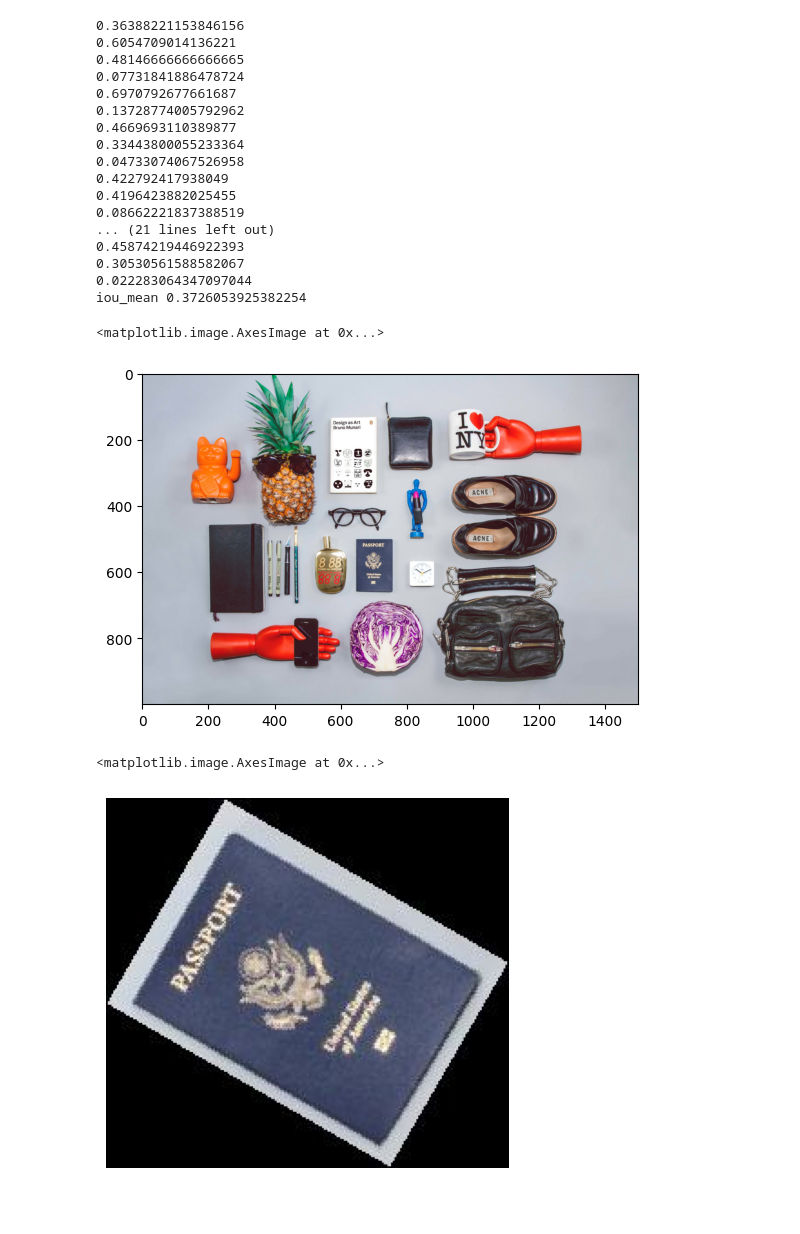
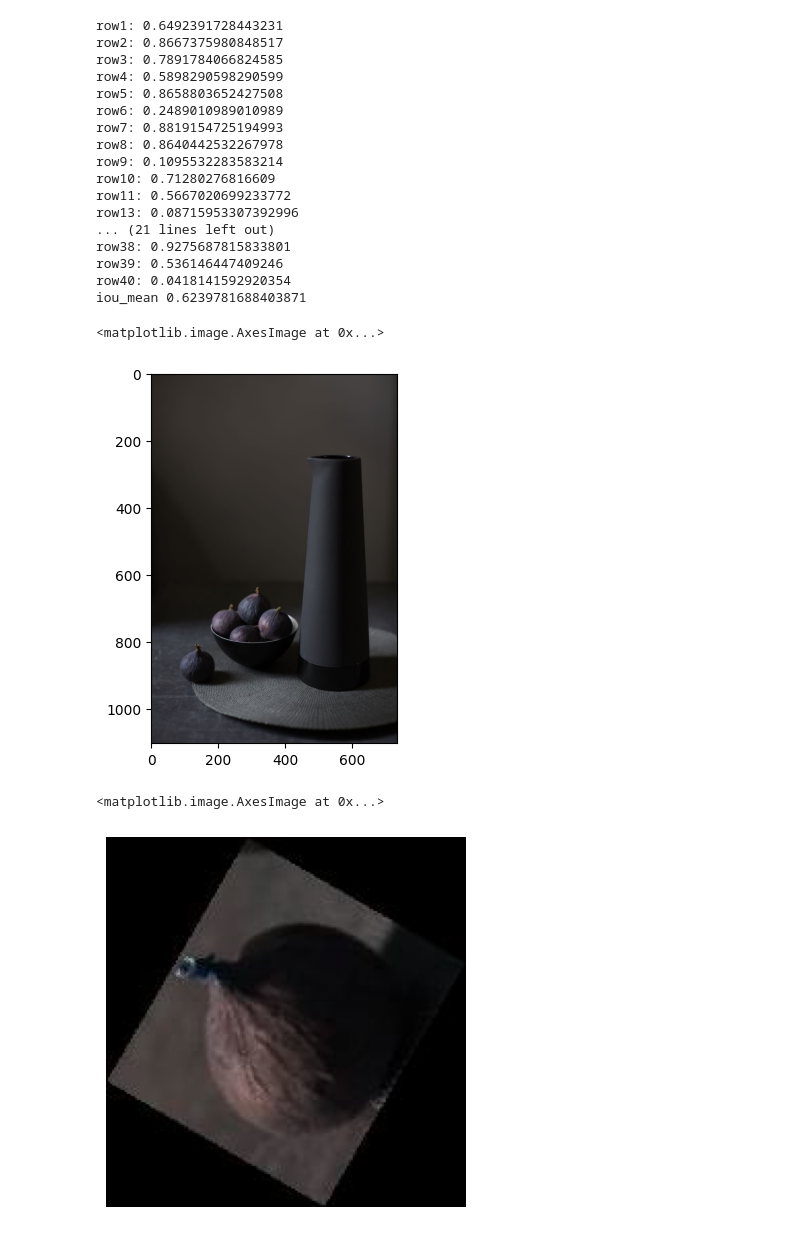
Before and after one commit to ogalay/cv_lab_2, a Jupyter notebook: cv_lab2.ipynb, the cells around one changed output. Cells and saved outputs as stored; diff of their text form; code cells hidden in the pictures; blank space fills up the shorter version.

```diff
--- a/cv_lab2.ipynb
+++ b/cv_lab2.ipynb
@@ -78,40 +87,40 @@ for i in range(0,36):
     row = dataset.iloc[i]
     highlight_start, highlight_end = matchTemplate(f"dataset/{row['id']}.jpg", f"dataset/pattern/cropped_img_{row['id']}.jpg")
     iou_metric = iou(row, highlight_start, highlight_end)
-    print(iou_metric)
+    print(f"row{row['id']}:", iou_metric)
     iou_array.append(iou_metric)
 
 iou_mean = statistics.mean(iou_array)
 print("iou_mean",iou_mean)
 # %% [output]
-0.36388221153846156
-0.6054709014136221
-0.48146666666666665
-0.07731841886478724
-0.6970792677661687
-0.13728774005792962
-0.4669693110389877
-0.33443800055233364
-0.04733074067526958
-0.422792417938049
-0.4196423882025455
-0.08662221837388519
+row1: 0.6492391728443231
+row2: 0.8667375980848517
+row3: 0.7891784066824585
+row4: 0.5898290598290599
+row5: 0.8658803652427508
+row6: 0.2489010989010989
+row7: 0.8819154725194993
+row8: 0.8640442532267978
+row9: 0.1095532283583214
+row10: 0.71280276816609
+row11: 0.5667020699233772
+row13: 0.08715953307392996
 ... (21 lines left out)
-0.45874219446922393
-0.30530561588582067
-0.022283064347097044
-iou_mean 0.3726053925382254
+row38: 0.9275687815833801
+row39: 0.536146447409246
+row40: 0.0418141592920354
+iou_mean 0.6239781688403871
 # %%
-img1 = cv2.imread("dataset/4.jpg")
+img1 = cv2.imread("dataset/13.jpg")
 #plt.axis('off')
 plt.imshow(cv2.cvtColor(img1, cv2.COLOR_BGR2RGB))
 # %% [output]
 <matplotlib.image.AxesImage at 0x...>
-[figure, old version]
+[figure, new version]
 # %%
-img2 = cv2.imread("dataset/pattern/cropped_img_4.jpg")
+img2 = cv2.imread("dataset/pattern/cropped_img_13.jpg")
 plt.axis('off')
-plt.imshow(cv2.cvtColor(img2, cv2.COLOR_BGR2RGB))
+plt.imshow(img2)
 # %% [output]
 <matplotlib.image.AxesImage at 0x...>
-[figure, old version]
+[figure, new version]
```
Also changed, not shown: parts of 14 cells of this notebook, 4 other files.
